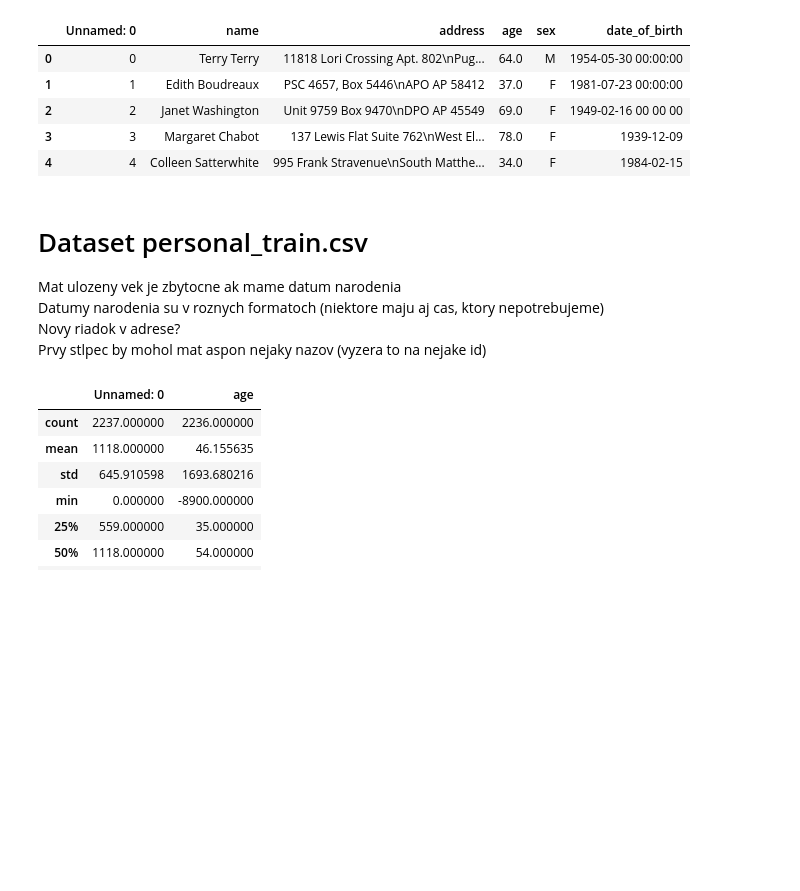
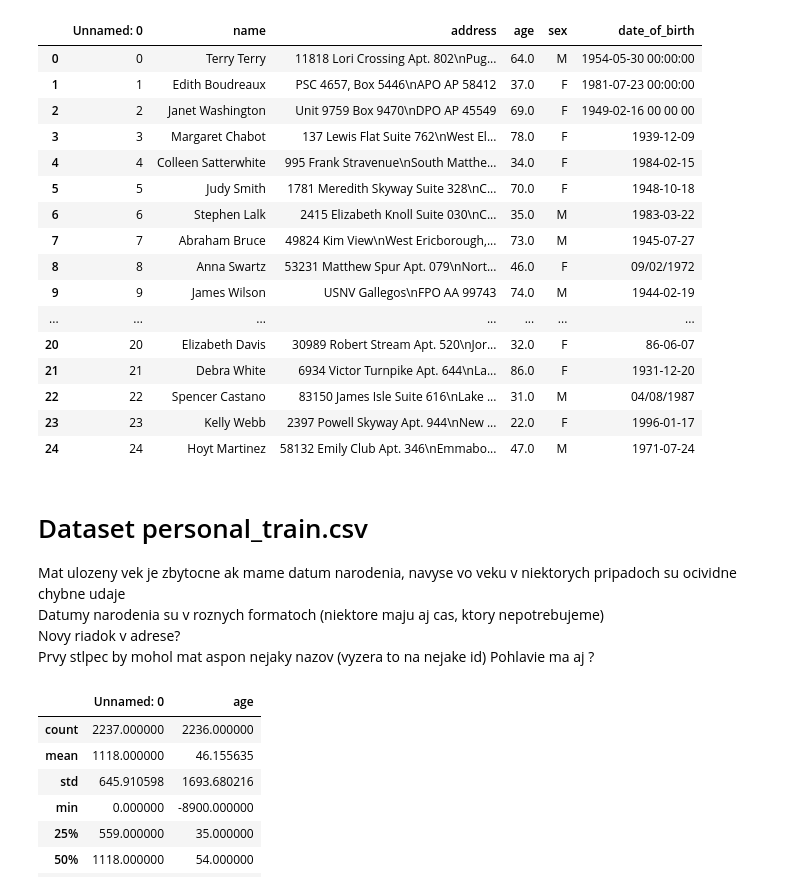
Before and after one commit to MatusPilnan/nadejny-informatik, a Jupyter notebook: utrzok-z-krabicky-od-marlboriek.ipynb, the cells around one changed output. Drawn from its saved outputs; the diff is of its cells as text; code cells hidden in the pictures; blank space fills up the shorter version.

```diff
--- a/utrzok-z-krabicky-od-marlboriek.ipynb
+++ b/utrzok-z-krabicky-od-marlboriek.ipynb
@@ -3,20 +3,32 @@ import pandas as pd
 import seaborn as sns
 # %%
 data = pd.read_csv("data/personal_train.csv")
-data.head()
+data.head(25)
 # %% [output]
 |  | Unnamed: 0 | name | address | age | sex | date_of_birth |
 | 0 | 0 | Terry Terry | 11818 Lori Crossing Apt. 802\nPug... | 64.0 | M | 1954-05-30 00:00:00 |
 | 1 | 1 | Edith Boudreaux | PSC 4657, Box 5446\nAPO AP 58412 | 37.0 | F | 1981-07-23 00:00:00 |
 | 2 | 2 | Janet Washington | Unit 9759 Box 9470\nDPO AP 45549 | 69.0 | F | 1949-02-16 00 00 00 |
 | 3 | 3 | Margaret Chabot | 137 Lewis Flat Suite 762\nWest El... | 78.0 | F | 1939-12-09 |
 | 4 | 4 | Colleen Satterwhite | 995 Frank Stravenue\nSouth Matthe... | 34.0 | F | 1984-02-15 |
+| 5 | 5 | Judy Smith | 1781 Meredith Skyway Suite 328\nC... | 70.0 | F | 1948-10-18 |
+| 6 | 6 | Stephen Lalk | 2415 Elizabeth Knoll Suite 030\nC... | 35.0 | M | 1983-03-22 |
+| 7 | 7 | Abraham Bruce | 49824 Kim View\nWest Ericborough,... | 73.0 | M | 1945-07-27 |
+| 8 | 8 | Anna Swartz | 53231 Matthew Spur Apt. 079\nNort... | 46.0 | F | 09/02/1972 |
+| 9 | 9 | James Wilson | USNV Gallegos\nFPO AA 99743 | 74.0 | M | 1944-02-19 |
+| ... | ... | ... | ... | ... | ... | ... |
+| 20 | 20 | Elizabeth Davis | 30989 Robert Stream Apt. 520\nJor... | 32.0 | F | 86-06-07 |
+| 21 | 21 | Debra White | 6934 Victor Turnpike Apt. 644\nLa... | 86.0 | F | 1931-12-20 |
+| 22 | 22 | Spencer Castano | 83150 James Isle Suite 616\nLake ... | 31.0 | M | 04/08/1987 |
+| 23 | 23 | Kelly Webb | 2397 Powell Skyway Apt. 944\nNew ... | 22.0 | F | 1996-01-17 |
+| 24 | 24 | Hoyt Martinez | 58132 Emily Club Apt. 346\nEmmabo... | 47.0 | M | 1971-07-24 |
 # %% [markdown]
 # Dataset personal_train.csv
-Mat ulozeny vek je zbytocne ak mame datum narodenia
+Mat ulozeny vek je zbytocne ak mame datum narodenia, navyse vo veku v niektorych pripadoch su ocividne chybne udaje
 Datumy narodenia su v roznych formatoch (niektore maju aj cas, ktory nepotrebujeme)
 Novy riadok v adrese?
 Prvy stlpec by mohol mat aspon nejaky nazov (vyzera to na nejake id)
+Pohlavie ma aj ?
 # %%
 data.describe()
 # %% [output]
```
Also changed, not shown: parts of 28 cells of this notebook.
